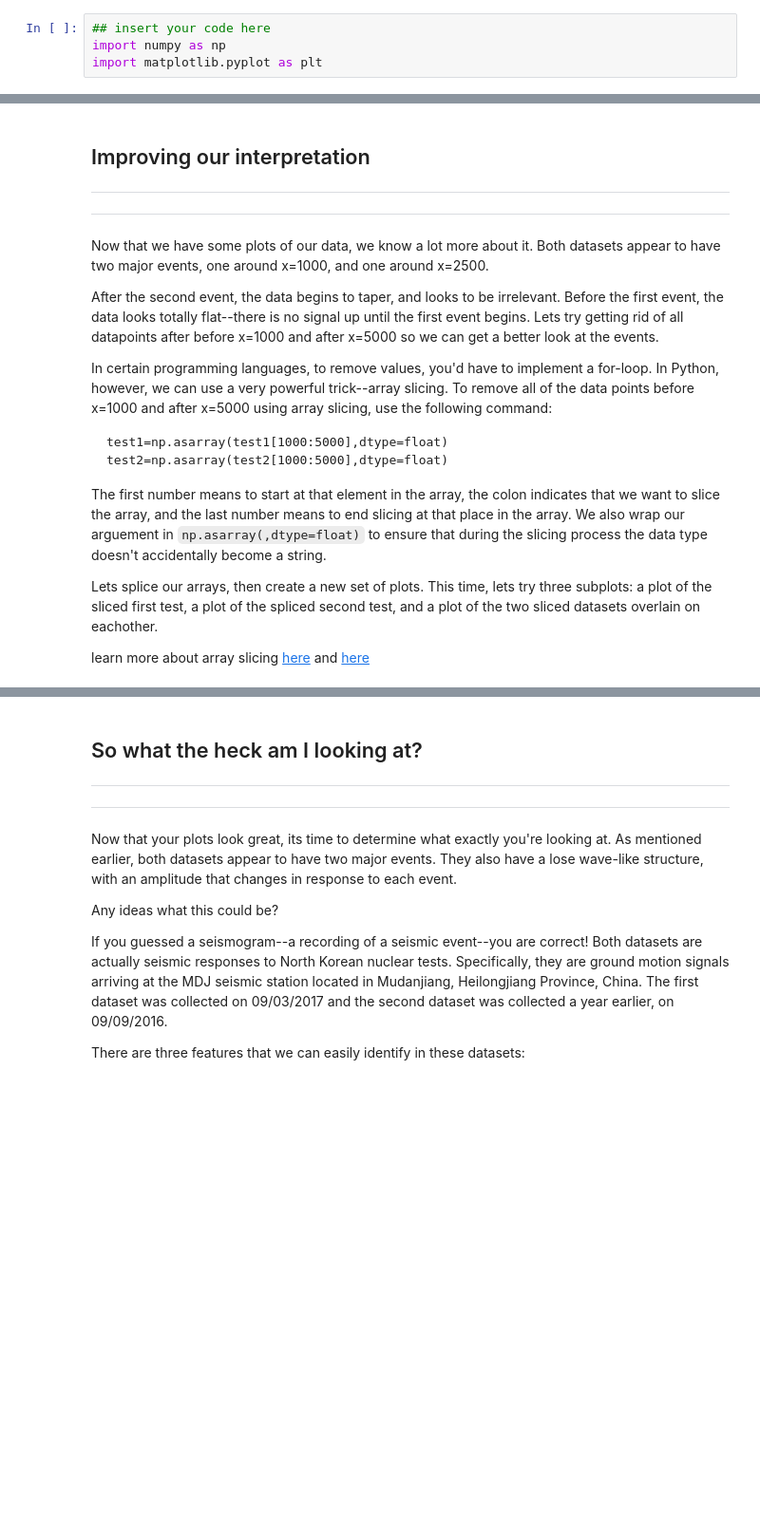
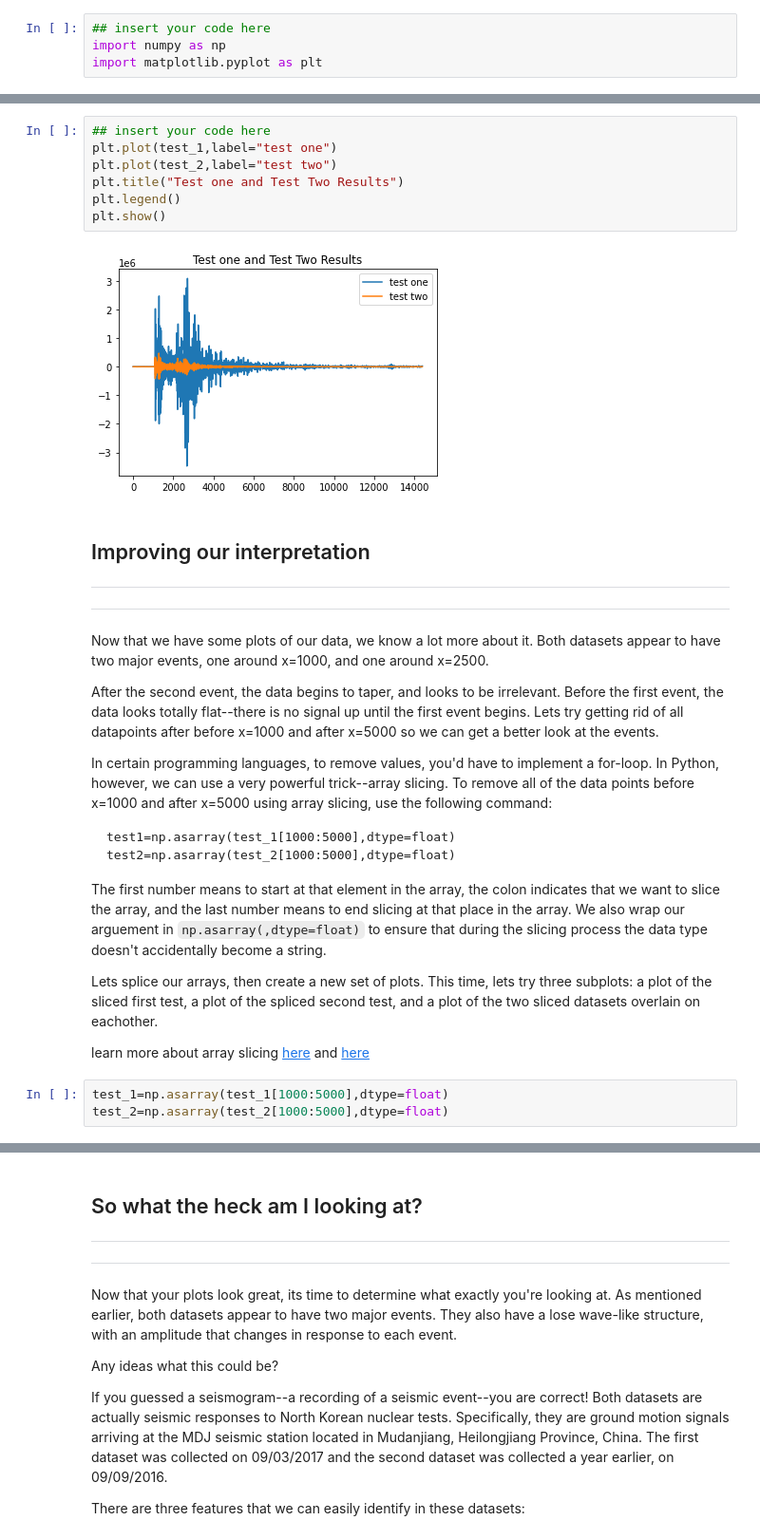
Before and after one commit to envgp/sample_jupyter_notebooks, a Jupyter notebook: Python_NumPy_and_1D_Plots.ipynb, the cells around one changed output, grey strips where cells are left out. Shown at 95% size. Drawn from its saved outputs; the diff is of its cells as text; blank space fills up the shorter version.

````diff
--- a/Python_NumPy_and_1D_Plots.ipynb
+++ b/Python_NumPy_and_1D_Plots.ipynb
@@ -99,3 +145,12 @@ Since we are plotting two things in the same plot, it is very important to creat
+# %%
+## insert your code here
+plt.plot(test_1,label="test one")
+plt.plot(test_2,label="test two")
+plt.title("Test one and Test Two Results")
+plt.legend()
+plt.show()
+# %% [output]
+[figure, added]
 # %% [markdown]
 ## Improving our interpretation
 ----
@@ -106,14 +161,17 @@ After the second event, the data begins to taper, and looks to be irrelevant. Be
 
 In certain programming languages, to remove values, you'd have to implement a for-loop. In Python, however, we can use a very powerful trick--array slicing. To remove all of the data points before x=1000 and after x=5000 using array slicing, use the following command:
 ```
-test1=np.asarray(test1[1000:5000],dtype=float)
-test2=np.asarray(test2[1000:5000],dtype=float)
+test1=np.asarray(test_1[1000:5000],dtype=float)
+test2=np.asarray(test_2[1000:5000],dtype=float)
 ```
 The first number means to start at that element in the array, the colon indicates that we want to slice the array, and the last number means to end slicing at that place in the array. We also wrap our arguement in `np.asarray(,dtype=float)` to ensure that during the slicing process the data type doesn't accidentally become a string.
 
 Lets splice our arrays, then create a new set of plots. This time, lets try three subplots: a plot of the sliced first test, a plot of the spliced second test, and a plot of the two sliced datasets overlain on eachother.
 
 learn more about array slicing [here](https://docs.scipy.org/doc/numpy/reference/arrays.indexing.html) and [here](https://machinelearningmastery.com/index-slice-reshape-numpy-arrays-machine-learning-python/)
+# %%
+test_1=np.asarray(test_1[1000:5000],dtype=float)
+test_2=np.asarray(test_2[1000:5000],dtype=float)
 # %% [markdown]
 ## Improving our plots
 ----
````
Also changed, not shown: parts of 43 cells of this notebook.
